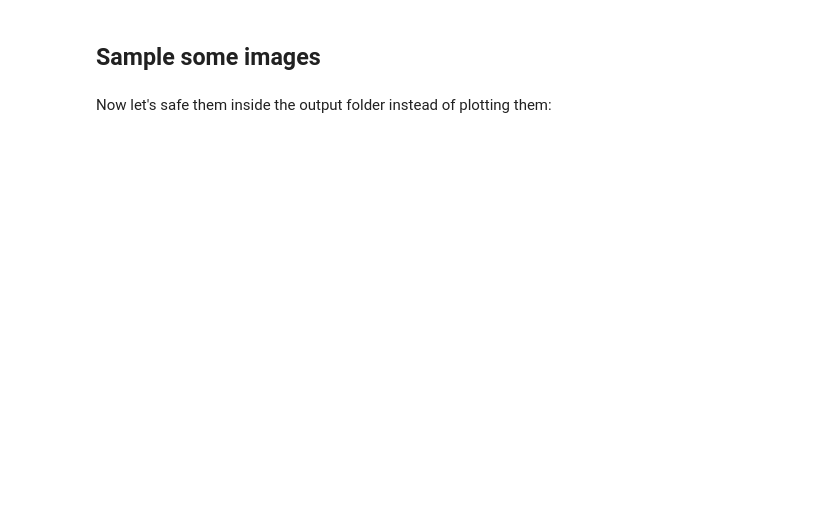
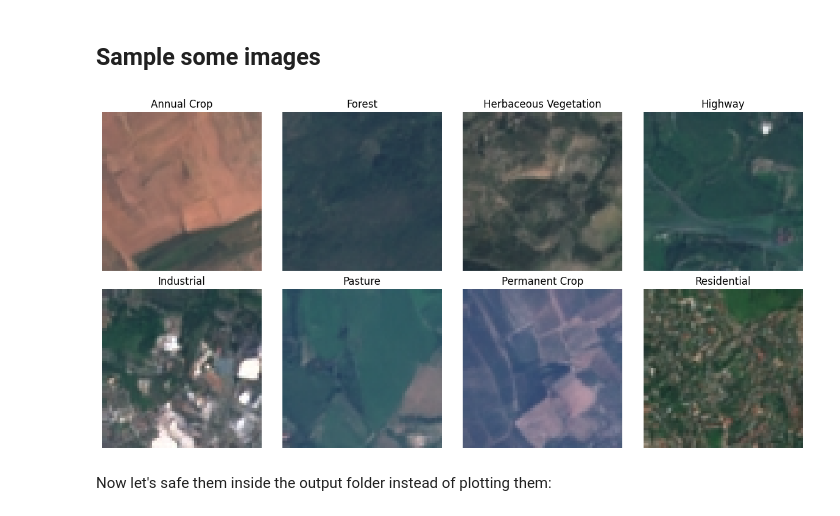
Before and after one commit to otausendschoen/Image_Classification_Diffusion-Augmentation, a Jupyter notebook: Codes/01_diffusion_model_conditional.ipynb, the cells around one changed output. Cells and saved outputs as stored; diff of their text form; code cells hidden in the pictures; blank space fills up the shorter version.

```diff
--- a/Codes/01_diffusion_model_conditional.ipynb
+++ b/Codes/01_diffusion_model_conditional.ipynb
@@ -563,17 +600,36 @@ def generate_class_conditional_images(model, noise_scheduler, class_labels, imag
 
     return (x / 2 + 0.5).clamp(0, 1)  # return denormalized images
 # %%
+import matplotlib.pyplot as plt
+import torchvision.transforms as transforms
+import torch
+
+# Assuming your model + scheduler and generate_class_conditional_images() are set up
+
 labels = torch.tensor([0, 1, 2, 3, 4, 5, 6, 7], device="cuda")
 images = generate_class_conditional_images(model, noise_scheduler, class_labels=labels)
+
+batch_size = len(labels)
+
+
+
+eurosat_classes = [
+    "Annual Crop", "Forest", "Herbaceous Vegetation", "Highway",
+    "Industrial", "Pasture", "Permanent Crop", "Residential",
+    "River", "Sea/Lake"
+]
 
 fig, axs = plt.subplots(2, 4, figsize=(12, 6))
 for i in range(batch_size):
     img = transforms.ToPILImage()(images[i].cpu())
+    class_name = eurosat_classes[labels[i].item()]
     axs[i//4, i%4].imshow(img)
-    axs[i//4, i%4].set_title(f"Label: {class_labels[i].item()}")
+    axs[i//4, i%4].set_title(class_name)
     axs[i//4, i%4].axis('off')
 plt.tight_layout()
 plt.show()
+# %% [output]
+[figure, added]
 # %% [markdown]
 Now let's safe them inside the output folder instead of plotting them:
 # %%
```
Also changed, not shown: parts of 18 cells of this notebook.
